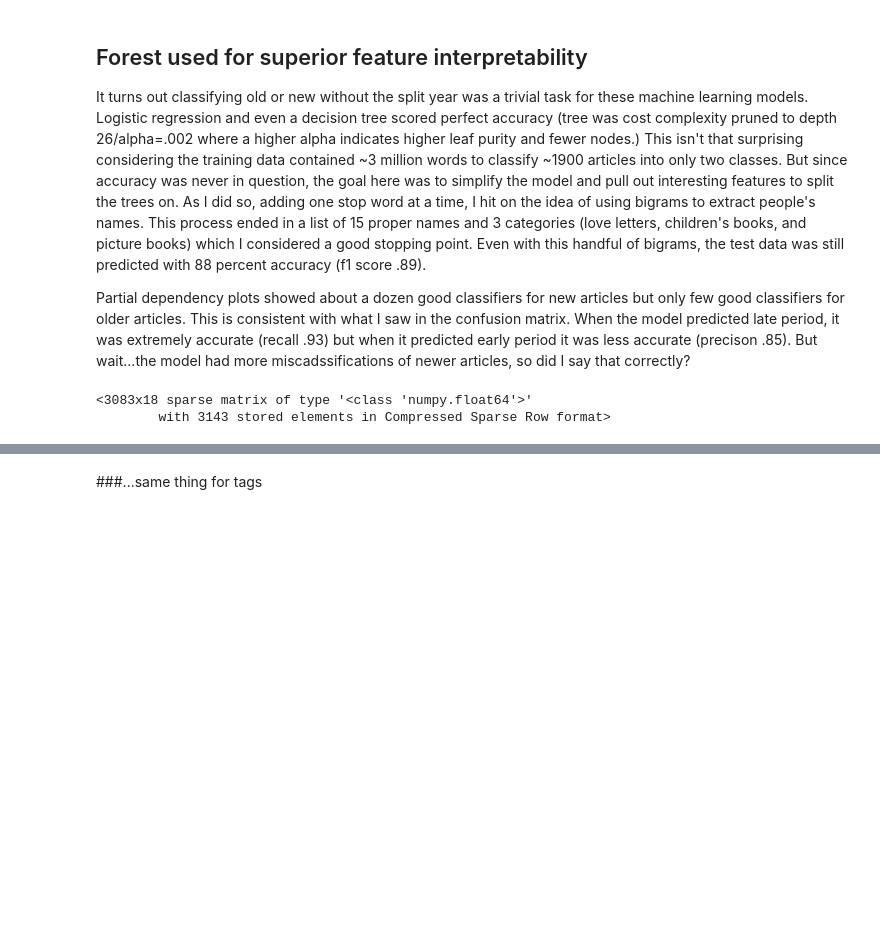
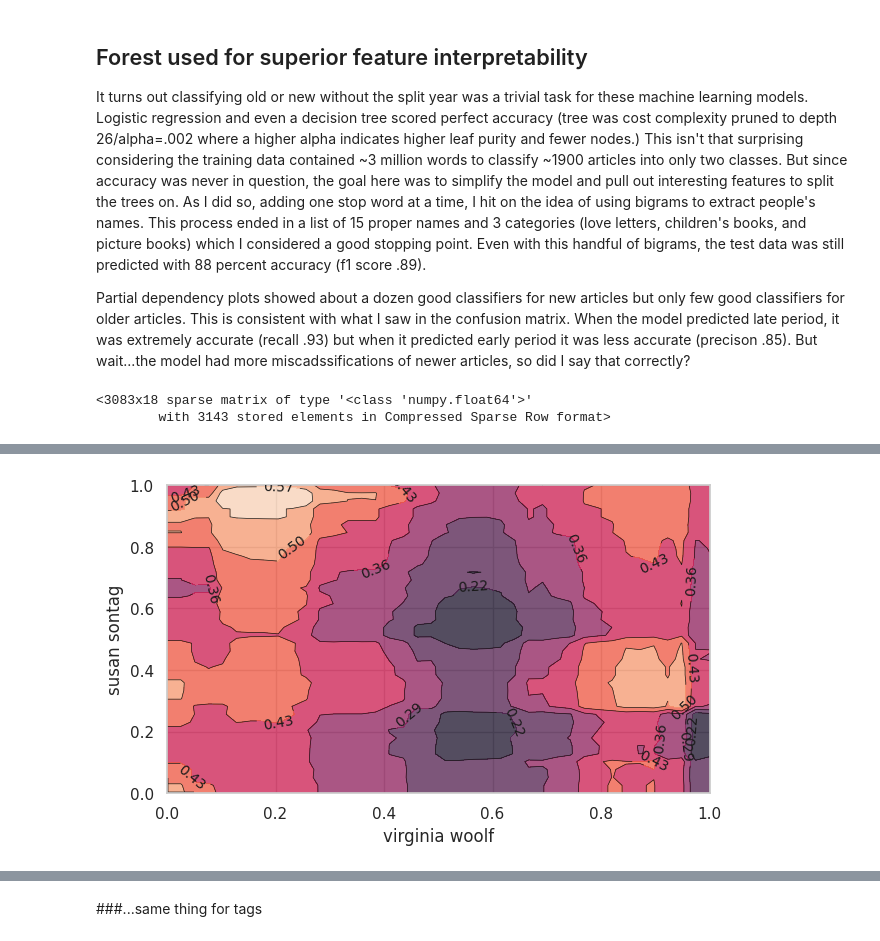
Before and after one commit to konstanzer/brainpickings-nlp, a Jupyter notebook: brain_pickings_NLP1.ipynb, the cells around one changed output, grey strips where cells are left out. Cells and saved outputs as stored; diff of their text form; code cells hidden in the pictures; blank space fills up the shorter version.

```diff
--- a/brain_pickings_NLP1.ipynb
+++ b/brain_pickings_NLP1.ipynb
@@ -137,2 +153,10 @@ ax.set_xlabel('average contribution to information gain');
+# %%
+
+#yellow high (class 1), purple low (class 0), blue in the middle
+fig, ax = plt.subplots(figsize=(7,4))
+plot_partial_dependence(rf, X_train.A, features=[(16,15)], feature_names=tfidf.get_feature_names(),
+                        target=1, ax=ax, n_jobs=3, grid_resolution=40, percentiles=(0, 1));
+# %% [output]
+[figure, added]
 # %%
 #X_train, X_test, y_train, y_test = train_test_split(articles, y, test_size=0.2, stratify=y, random_state=36)
```
Also changed, not shown: parts of 13 cells of this notebook.
